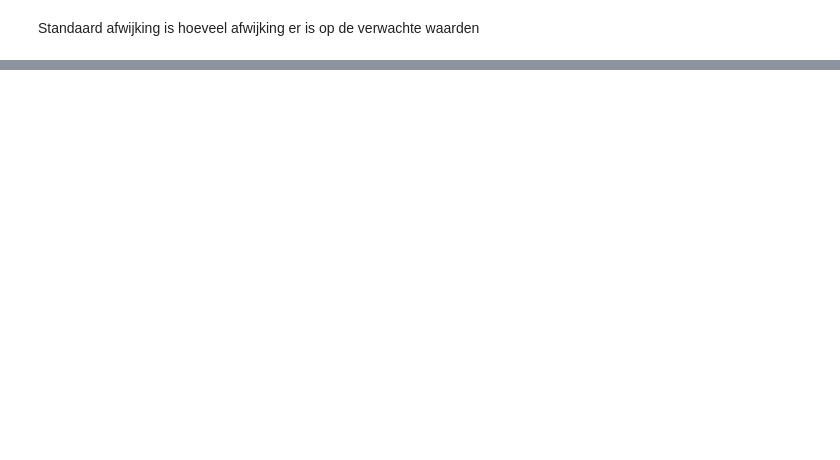
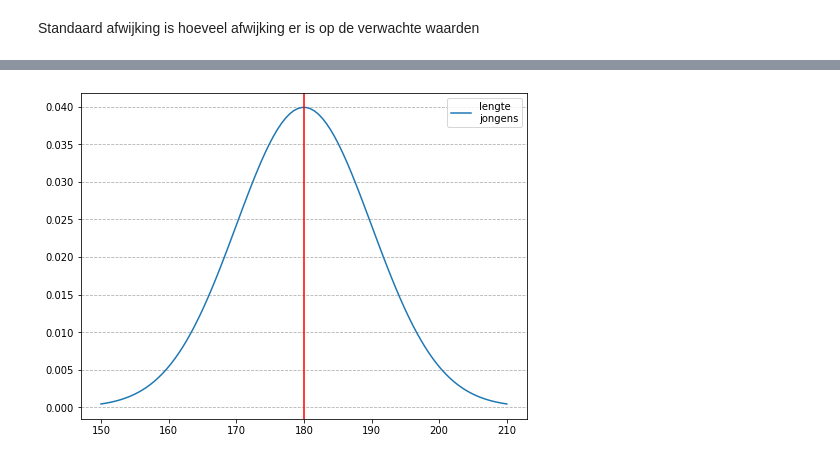
Before and after one commit to f1ntch/datasience2, a Jupyter notebook: Samenvatting.ipynb, the cells around one changed output, grey strips where cells are left out. Cells and saved outputs as stored; diff of their text form; code cells hidden in the pictures; blank space fills up the shorter version.

```diff
--- a/Samenvatting.ipynb
+++ b/Samenvatting.ipynb
@@ -233,0 +470,9 @@ print(format(stats.norm.ppf(q=0.16, loc=100, scale=15),'.4g'))
+# %%
+from scipy.stats import norm
+lengtes = np.linspace(150,210,100)
+kansverdeling = norm.pdf(lengtes, loc=180,scale=10)
+ax = pd.DataFrame(kansverdeling,index=lengtes, columns=['lengte\njongens']).plot(figsize=(8,6))
+ax.axvline(180, color='red')
+ax.grid(linestyle = '--', axis='y')
+# %% [output]
+[figure, added]
```
Also changed, not shown: parts of 111 cells of this notebook, 1 other file.
